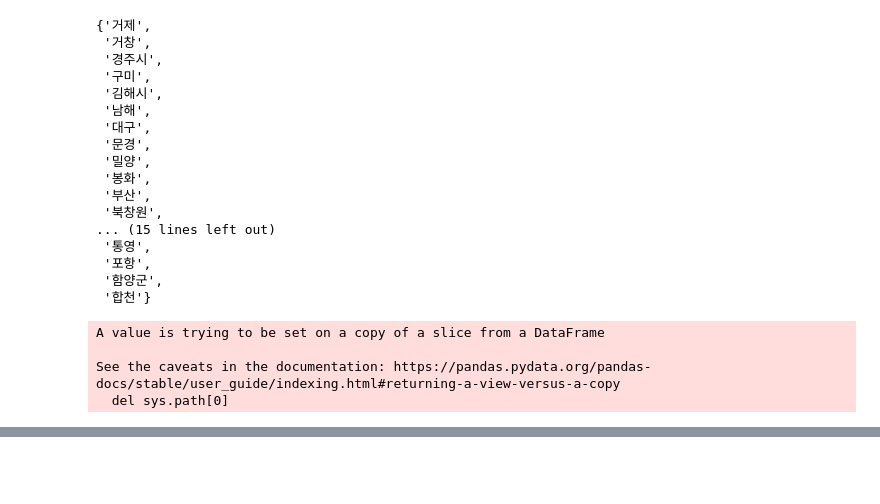
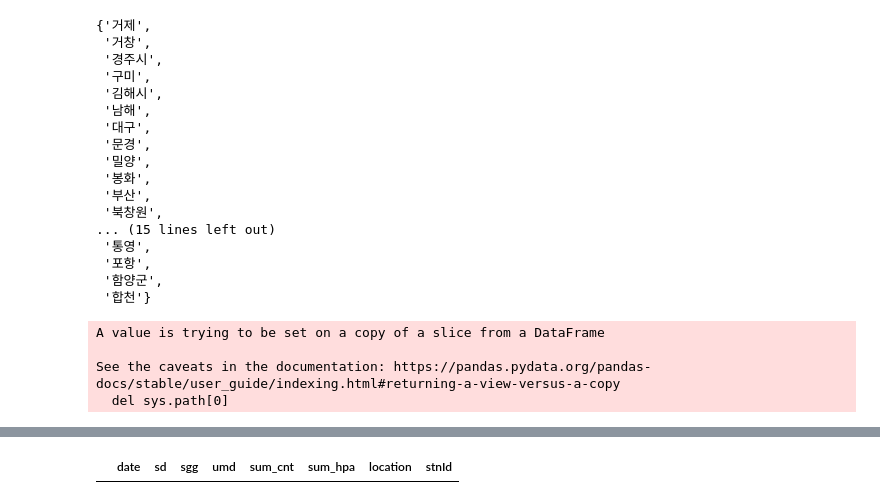
Before and after one commit to wonkwonlee/landslide-prediction-modeling, a Jupyter notebook: ASOS_data_preprocessing.ipynb, the cells around one changed output, grey strips where cells are left out. Cells and saved outputs as stored; diff of their text form; code cells hidden in the pictures; blank space fills up the shorter version.

```diff
--- a/ASOS_data_preprocessing.ipynb
+++ b/ASOS_data_preprocessing.ipynb
@@ -257,3 +240,6 @@ m
 * 함안 - 창원
 * 하동 - 진주 (광양)
 * 창녕 - 밀양
+# %%
+df_ld = pd.read_csv("data/landslide_proc.csv")
+df_ld.head(10)
@@ -259,0 +258,24 @@ m
+# %%
+sites = ['115', '130', '136', '137', '138', '143', '152', '155', '159', '253', '255', '257', '263', '264', '271', '272', '273', '162', '192', '276', '277', '278', '279', '281', '283', '284', '285', '288', '289', '294', '295']
+
+sites_index = ['울릉도', '울진', '안동', '상주', '포항', '대구', '울산', '창원', '부산', '김해시', '북창원', '양산시', '의령군', '함양군', '봉화', '영주', '문경', '통영', '진주', '청송군', '영덕', '의성', '구미', '영천', '경주시', '거창', '합천', '밀양', '산청', '거제', '남해']
+
+dic_asos = {key:value for key, value in zip(sites_index, sites)}
+
+# 가장 가까운 기상대
+closest_area = {'김천': '구미', '예천': '문경', '사천': '진주', '청도': '밀양', '성주': '김천',
+                '고성': '구미', '고령': '합천', '함안': '창원', '하동': '진주', '창녕': '밀양'}
+
+for i in range(len(df_ld['location'])):
+  # 영양을 제외한 다른 구역은 가장 가까운 기상대 위치로 날씨 측정
+  if df_ld['location'][i] in closest_area:
+    # closest_area 딕셔너리에 value 값을 key 값 삼아서 그에 해당하는 dic_asos 딕셔너리 sites 코드 value 값 리턴
+    curr = closest_area[df_ld['location'][i]]
+    df_ld['stnId'][i] = curr
+    # df_ld['stnId'][i] = dic_asos[closest_area[df_ld['location'][i]]
+  # 영양의 경우 읍면동 단위에 따라 서로 다른 기상대 위치로 날씨 측정
+  if df_ld['location'][i] == '영양':
+    if df_ld['umd'][i] == '석보면' or df_ld['umd'][i] == '영양읍':
+      df_ld['stnId'][i] = dic_asos['청송군']
+    elif df_ld['umd'][i] == '일월면' or df_ld['umd'][i] == '수비면':
+      df_ld['stnId'][i] = dic_asos['울진']
@@ -259,0 +297,6 @@ m
+# %%
+# Validation: 확인 결과 모든 값이 제대로 stnId을 받음을 확인함
+df_ld_filtered = df_ld[df_ld['stnId'] == 0]
+df_ld_filtered
+# %% [output]
+|  | date | sd | sgg | umd | sum_cnt | sum_hpa | location | stnId |
```
Also changed, not shown: parts of 18 cells of this notebook.
